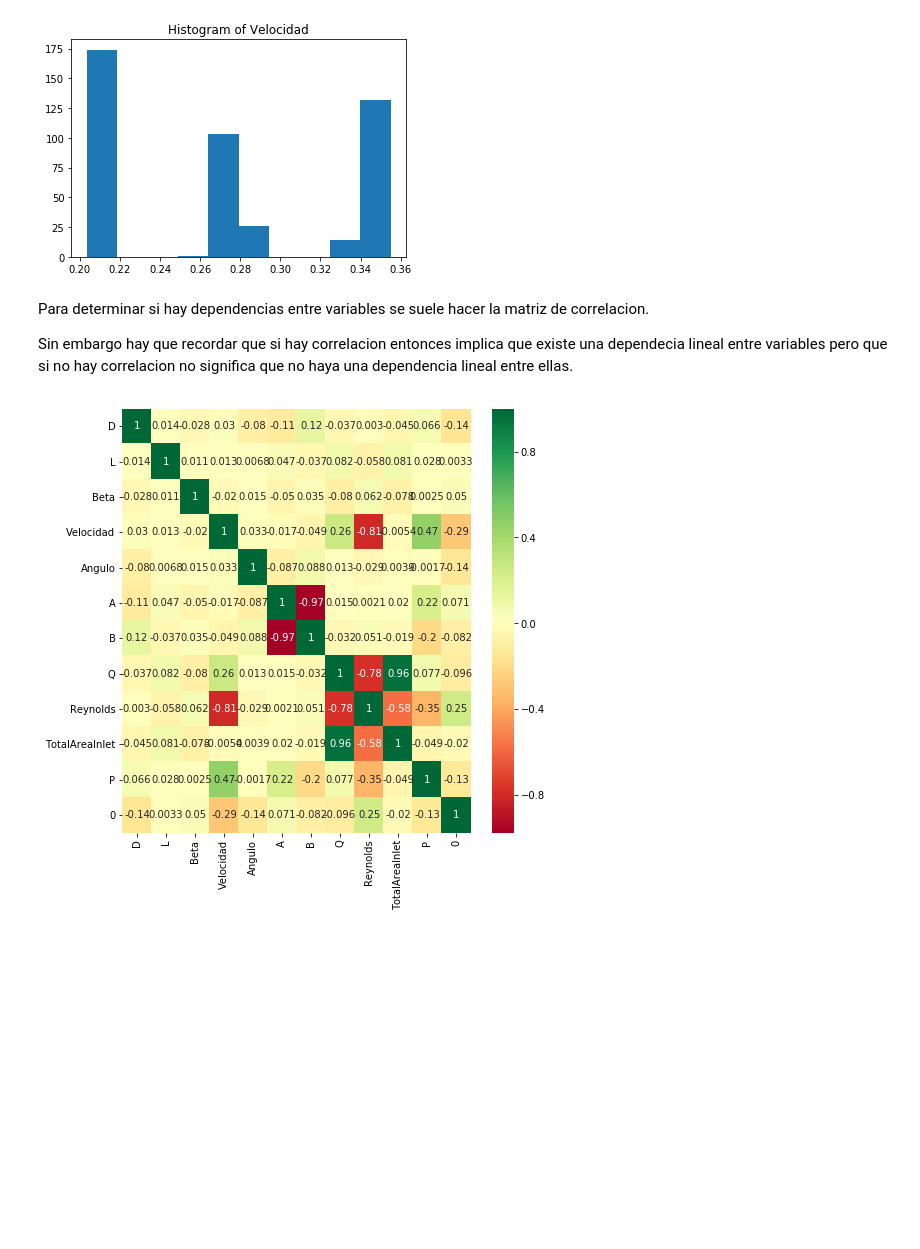
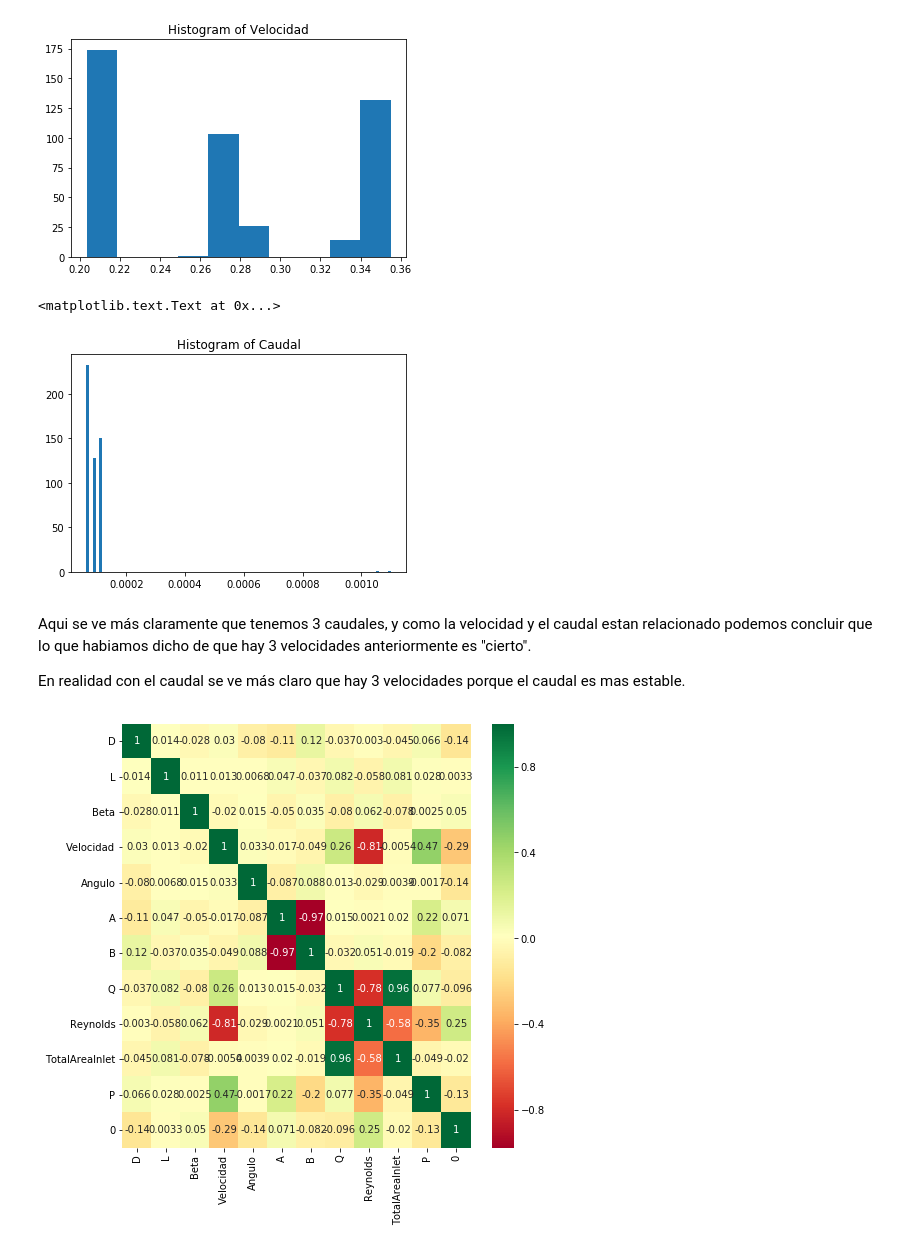
Before and after one commit to rkalakota/Data-Science, a Jupyter notebook: 2_Analysis/0.Analisis_Exploratorio_Datos.ipynb, the cells around one changed output. Saved outputs shown, nothing was run; the diff lists cells and outputs as text; code cells hidden in the pictures; blank space fills up the shorter version.

```diff
--- a/2_Analysis/0.Analisis_Exploratorio_Datos.ipynb
+++ b/2_Analysis/0.Analisis_Exploratorio_Datos.ipynb
@@ -144,7 +155,13 @@ Text(0.5,1,u'Histogram of Velocidad')
 [figure]
 # %%
 # Concluimos que la variable Velocidad, tambien podriamos decir que esta en 3 grupos.
-# %% [markdown]
-Para determinar si hay dependencias entre variables se suele hacer la matriz de correlacion.
-
-Sin embargo hay que recordar que si hay correlacion entonces implica que existe una dependecia lineal entre variables pero que si no hay correlacion no significa que no haya una dependencia lineal entre ellas.
+# %%
+plt.hist(df['Q'], bins=100)
+plt.title('Histogram of Caudal')
+# %% [output]
+<matplotlib.text.Text at 0x...>
+[figure, added]
+# %% [markdown]
+Aqui se ve más claramente que tenemos 3 caudales, y como la velocidad y el caudal estan relacionado podemos concluir que lo que habiamos dicho de que hay 3 velocidades anteriormente es "cierto".
+
+En realidad con el caudal se ve más claro que hay 3 velocidades porque el caudal es mas estable.
```
Also changed, not shown: parts of 20 cells of this notebook.
